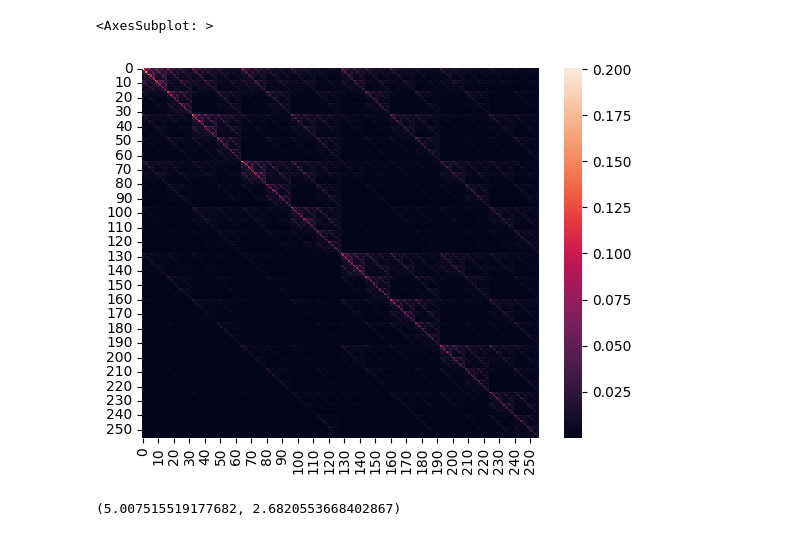
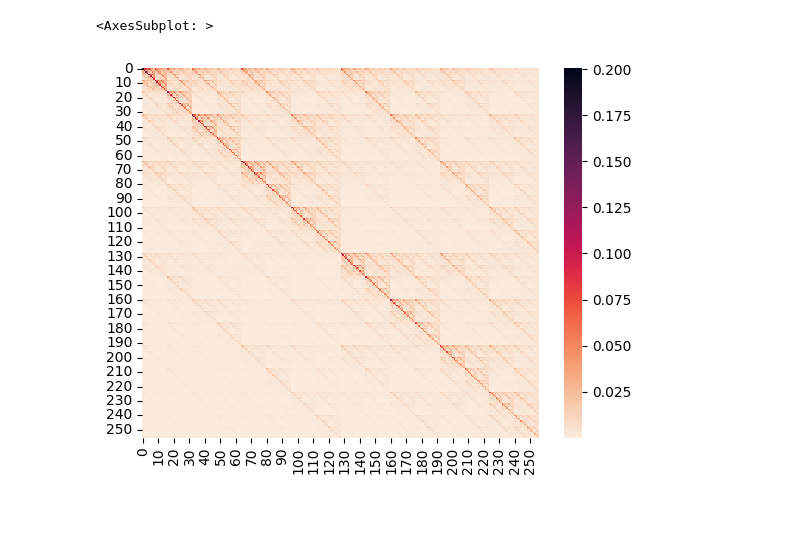
Before and after one commit to pafloxy/qhack-project-raflaneq, a Jupyter notebook: proposal_matrix.ipynb, the cells around one changed output. Drawn from its saved outputs; the diff is of its cells as text; code cells hidden in the pictures.

Commit message:
add new plots

```diff
--- a/proposal_matrix.ipynb
+++ b/proposal_matrix.ipynb
@@ -44,5 +157,5 @@ transition_dict = {}
 # %%
-sns.heatmap(proposal_matrix)
+sns.heatmap(proposal_matrix, cmap = sns.cm.rocket_r)
 # %% [output]
 <AxesSubplot: >
-[figure, old version]
+[figure, new version]
@@ -51,4 +161,0 @@ propsal_matrix = proposal_matrix.transpose()
-# %%
-sum(proposal_matrix[0]),sum(proposal_matrix[1])
-# %% [output]
-(5.007515519177682, 2.6820553668402867)
```
Also changed, not shown: parts of 20 cells of this notebook.
